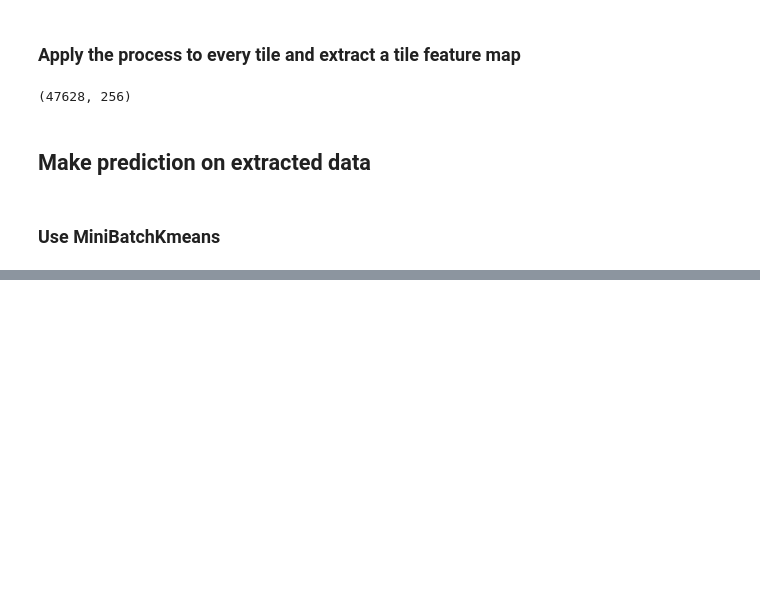
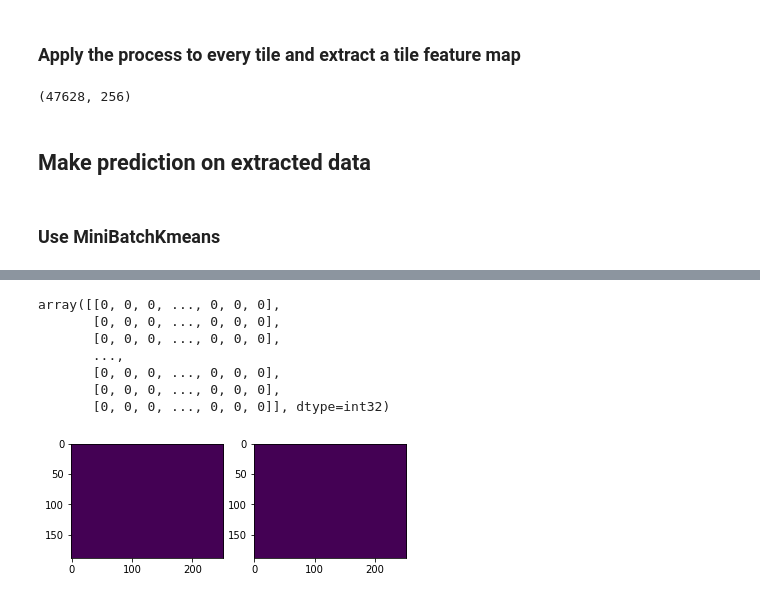
Before and after one commit to Dominique57/Barcode-Detector-GPGPU, a Jupyter notebook: python/prototypage.ipynb, the cells around one changed output, grey strips where cells are left out. Drawn from its saved outputs; the diff is of its cells as text; code cells hidden in the pictures; blank space fills up the shorter version.

```diff
--- a/python/prototypage.ipynb
+++ b/python/prototypage.ipynb
@@ -161,0 +192,14 @@ plt.imshow(predicted_rgb)
+# %%
+plt.subplot(121)
+keepCluster(predicted, 24)
+plt.subplot(122)
+keepCluster(predicted, 30)
+# %% [output]
+array([[0, 0, 0, ..., 0, 0, 0],
+       [0, 0, 0, ..., 0, 0, 0],
+       [0, 0, 0, ..., 0, 0, 0],
+       ...,
+       [0, 0, 0, ..., 0, 0, 0],
+       [0, 0, 0, ..., 0, 0, 0],
+       [0, 0, 0, ..., 0, 0, 0]], dtype=int32)
+[figure, added]
```
Also changed, not shown: parts of 10 cells of this notebook.
